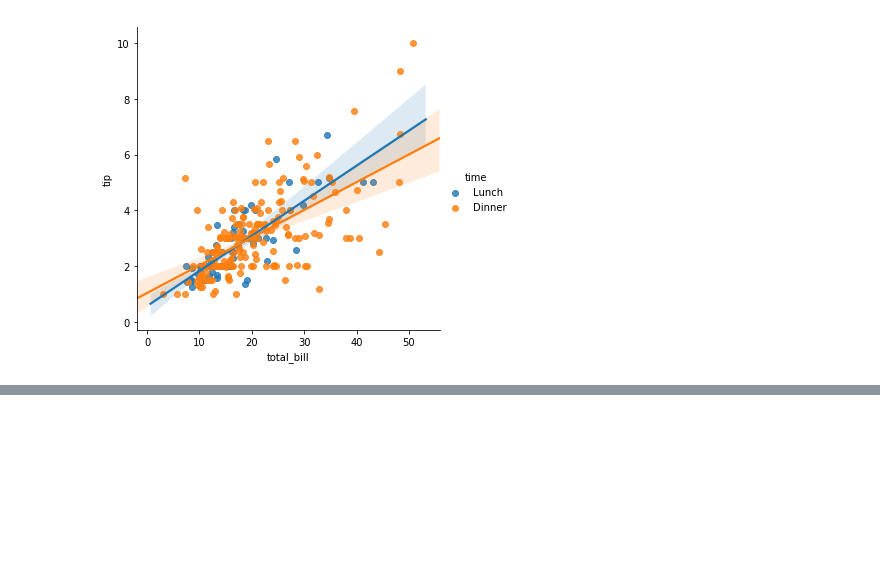
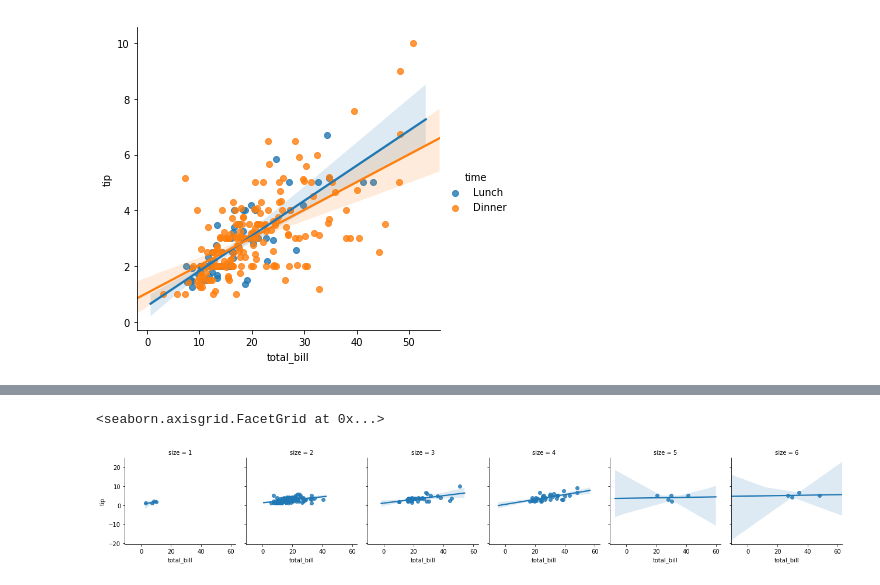
Before and after one commit to chloemcgarry/Fundamentalsofdataanalysis-project, a Jupyter notebook: fundamentalsproject.ipynb, the cells around one changed output, grey strips where cells are left out. Saved outputs shown, nothing was run; the diff lists cells and outputs as text; code cells hidden in the pictures; blank space fills up the shorter version.

```diff
--- a/fundamentalsproject.ipynb
+++ b/fundamentalsproject.ipynb
@@ -379,3 +407,10 @@ sns.lmplot(x = "total_bill", y = "tip", data = tips, hue="time")
+# %%
+#regression plots using facetgrid divided into table size
+b = sns.FacetGrid(tips, col="size")
+b.map(sns.regplot, "total_bill", "tip")
+# %% [output]
+<seaborn.axisgrid.FacetGrid at 0x...>
+[figure, added]
 # %% [markdown]
 #Analysis
 
```
Also changed, not shown: parts of 19 cells of this notebook.
